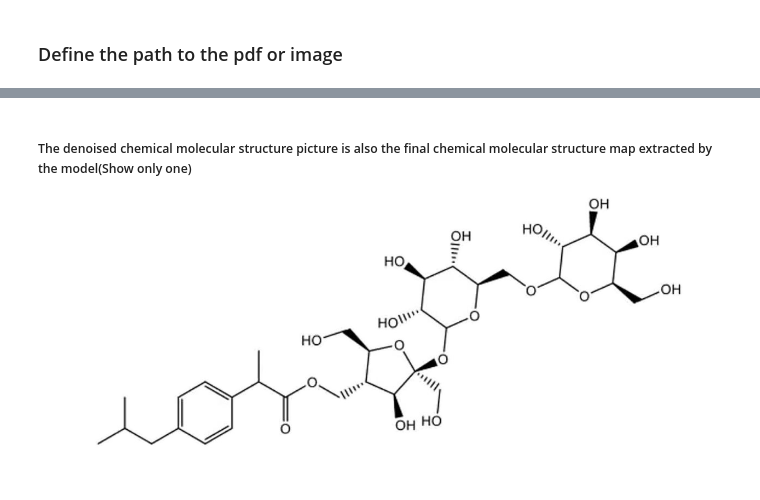
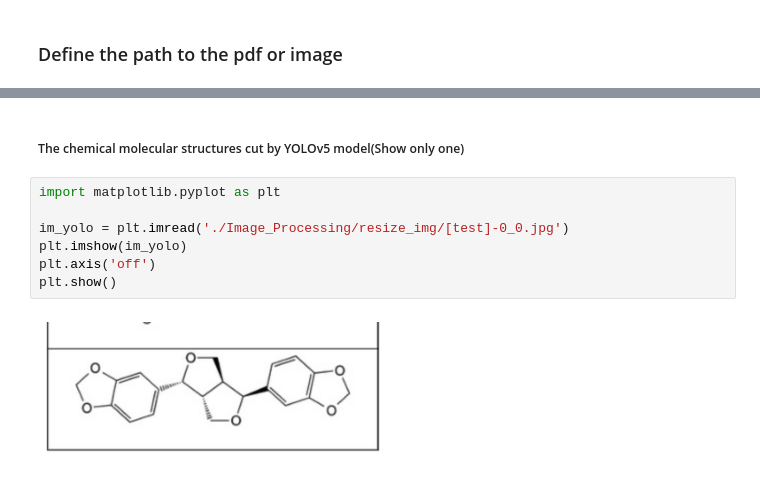
Before and after one commit to OneChorm/YoDe-Segmentation, a Jupyter notebook: YoDe-Segmentation_documentation.ipynb, the cells around one changed output, grey strips where cells are left out. Drawn from its saved outputs; the diff is of its cells as text.

```diff
--- a/YoDe-Segmentation_documentation.ipynb
+++ b/YoDe-Segmentation_documentation.ipynb
@@ -35,4 +69,11 @@ The script is YODov5 and DeepLabv3 and the final denoising calculation together,
-# %% [markdown]
-<h5>The denoised chemical molecular structure picture is also the final chemical molecular structure map extracted by the model(Show only one)</h5>
-
-![16ccd5b95514ce5d90f41c15e0f408b4_0.jpg](attachment:16ccd5b95514ce5d90f41c15e0f408b4_0.jpg)
+# %% [markdown]
+<h5>The chemical molecular structures cut by YOLOv5 model(Show only one)</h5>
+# %%
+import matplotlib.pyplot as plt
+
+im_yolo = plt.imread('./Image_Processing/resize_img/[test]-0_0.jpg')
+plt.imshow(im_yolo)
+plt.axis('off')
+plt.show()
+# %% [output]
+[figure, added]
```
Also changed, not shown: parts of 10 cells of this notebook.
